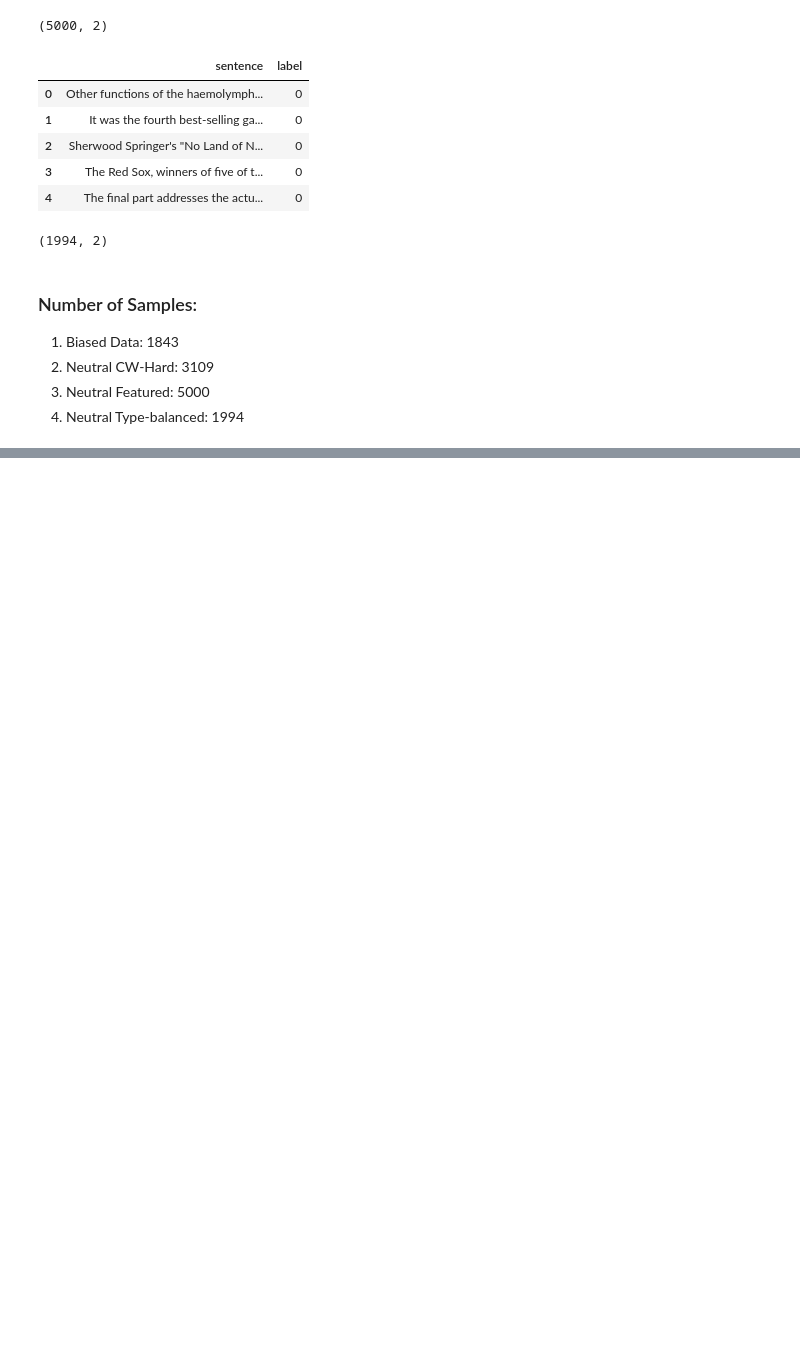
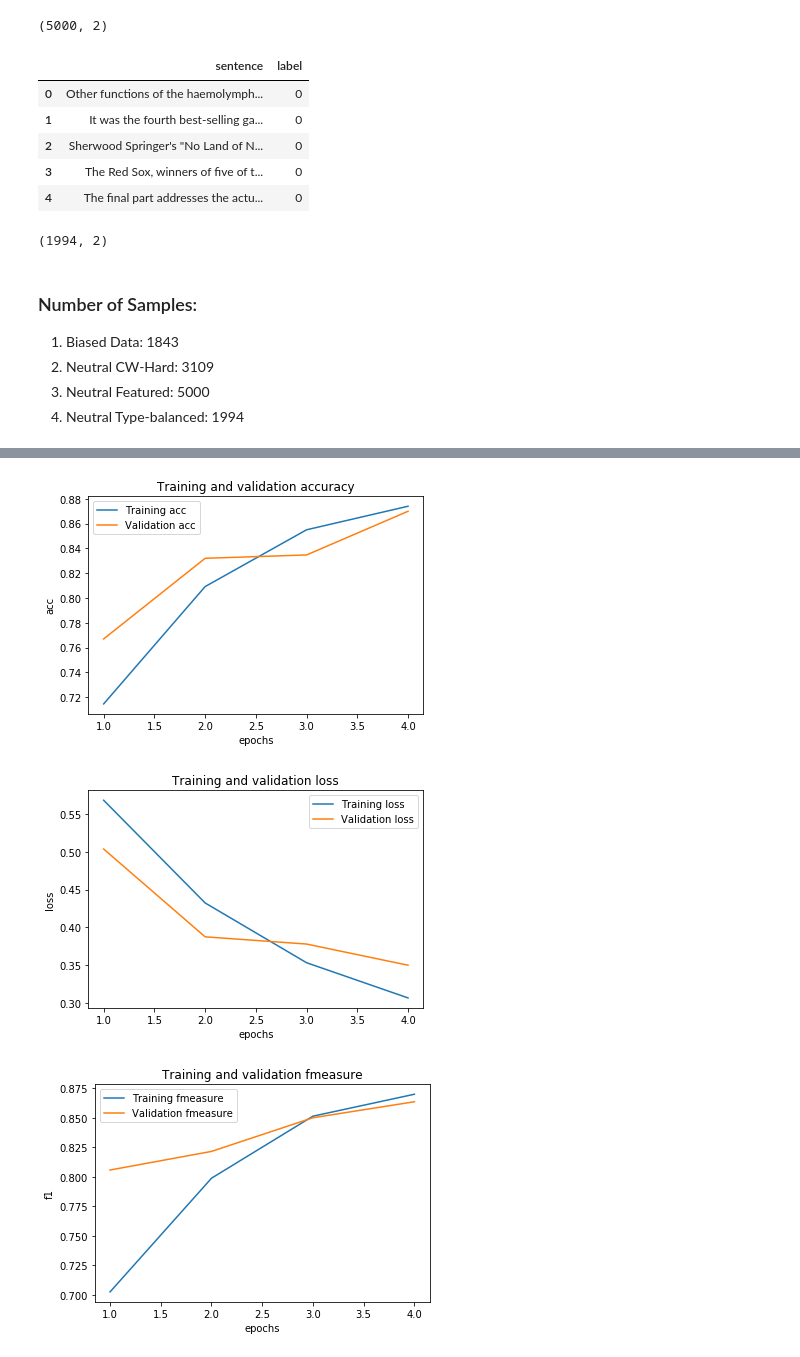
Before and after one commit to iamdsc/text_biasness_detection, a Jupyter notebook: text_biasness.ipynb, the cells around one changed output, grey strips where cells are left out. Cells and saved outputs as stored; diff of their text form; code cells hidden in the pictures; blank space fills up the shorter version.

```diff
--- a/text_biasness.ipynb
+++ b/text_biasness.ipynb
@@ -78,0 +389,16 @@ neutral_type_balanced_data.shape
+# %%
+#build the model 2
+def build_elmo_lstm():
+  """ Using Bidirectional-LSTM over elmo-embedding layer """
+  inp = layers.Input(shape=(maxlen, 3072,))
+  lstm = layers.LSTM(128, dropout=0.3)(inp)
+  x = layers.Dense(64, activation='relu')(lstm)
+  pred = layers.Dense(1, activation='sigmoid')(x)
+  model = Model(inputs=inp, outputs=pred)
+  model.compile(loss='binary_crossentropy',
+                optimizer='rmsprop',
+                metrics=['accuracy', f1])
+  model.summary()
+  return model
+# %%
+elmo_lstm = build_elmo_lstm()
@@ -78,0 +422,3 @@ neutral_type_balanced_data.shape
+# %%
+# fit the model
+history = elmo_lstm.fit(elmo_embedding, label, validation_split=0.1, epochs=4, batch_size=32)
@@ -78,0 +435,6 @@ neutral_type_balanced_data.shape
+# %%
+plot_result(history)
+# %% [output]
+[figure, added]
+[figure, added]
+[figure, added]
```
Also changed, not shown: parts of 28 cells of this notebook.
